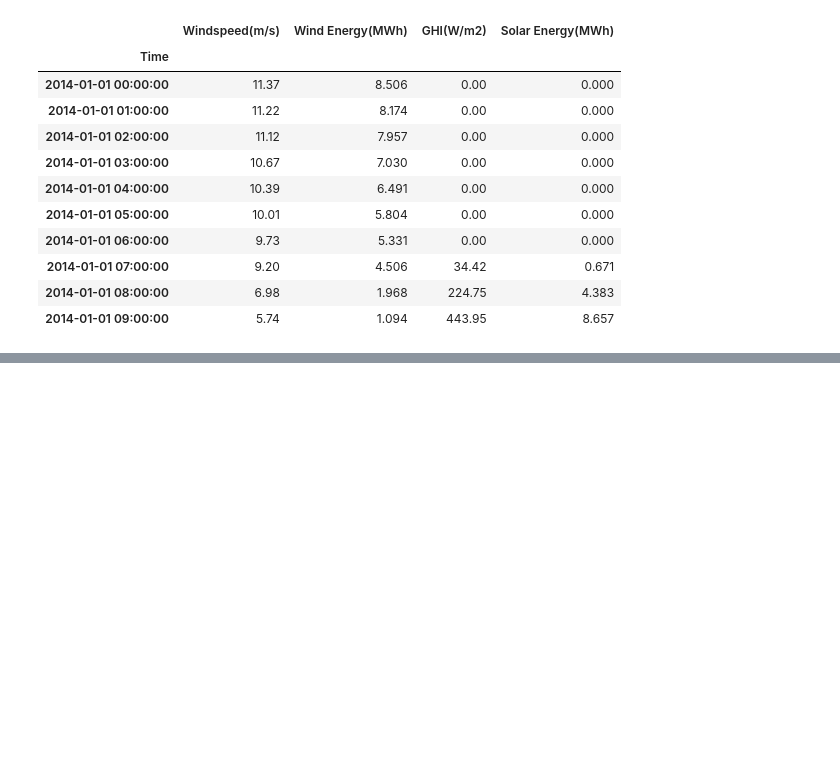
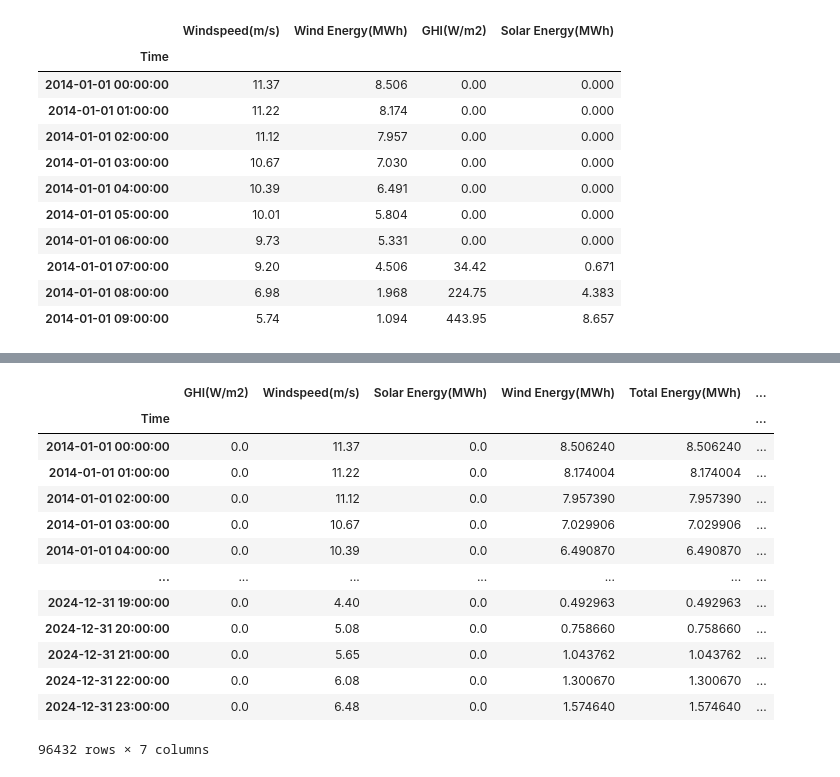
Before and after one commit to Adarsh-0704/green-h2-yield, a Jupyter notebook: notebooks/01_data_exploration.ipynb, the cells around one changed output, grey strips where cells are left out. Cells and saved outputs as stored; diff of their text form; code cells hidden in the pictures; blank space fills up the shorter version.

```diff
--- a/notebooks/01_data_exploration.ipynb
+++ b/notebooks/01_data_exploration.ipynb
@@ -137,3 +137,21 @@ df[['Total Energy(MWh)' , 'Battery_Charge(MW)' , 'Stored Energy']].head(14).roun
 | 2014-01-01 11:00:00 | 18.319 | 8.819 | 15.425 |
 | 2014-01-01 12:00:00 | 17.761 | 8.261 | 23.686 |
 | 2014-01-01 13:00:00 | 16.639 | 1.314 | 25.000 |
+# %%
+df.to_csv('../data/processed_training_data.csv')
+df
+# %% [output]
+|  | GHI(W/m2) | Windspeed(m/s) | Solar Energy(MWh) | Wind Energy(MWh) | Total Energy(MWh) | ... |
+| Time |  |  |  |  |  | ... |
+| 2014-01-01 00:00:00 | 0.0 | 11.37 | 0.0 | 8.506240 | 8.506240 | ... |
+| 2014-01-01 01:00:00 | 0.0 | 11.22 | 0.0 | 8.174004 | 8.174004 | ... |
+| 2014-01-01 02:00:00 | 0.0 | 11.12 | 0.0 | 7.957390 | 7.957390 | ... |
+| 2014-01-01 03:00:00 | 0.0 | 10.67 | 0.0 | 7.029906 | 7.029906 | ... |
+| 2014-01-01 04:00:00 | 0.0 | 10.39 | 0.0 | 6.490870 | 6.490870 | ... |
+| ... | ... | ... | ... | ... | ... | ... |
+| 2024-12-31 19:00:00 | 0.0 | 4.40 | 0.0 | 0.492963 | 0.492963 | ... |
+| 2024-12-31 20:00:00 | 0.0 | 5.08 | 0.0 | 0.758660 | 0.758660 | ... |
+| 2024-12-31 21:00:00 | 0.0 | 5.65 | 0.0 | 1.043762 | 1.043762 | ... |
+| 2024-12-31 22:00:00 | 0.0 | 6.08 | 0.0 | 1.300670 | 1.300670 | ... |
+| 2024-12-31 23:00:00 | 0.0 | 6.48 | 0.0 | 1.574640 | 1.574640 | ... |
+96432 rows × 7 columns
```
Also changed, not shown: parts of 2 cells of this notebook, 1 other file.
